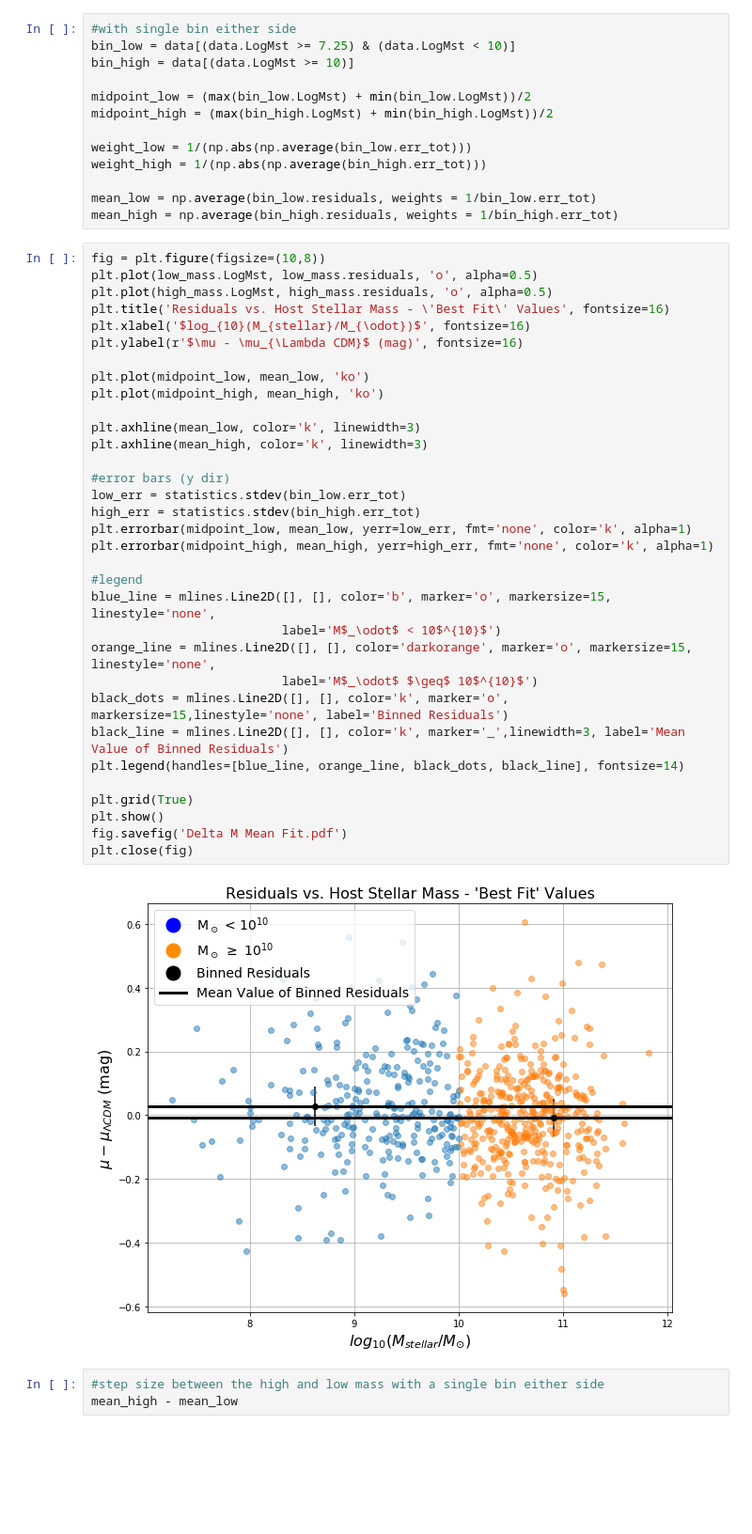
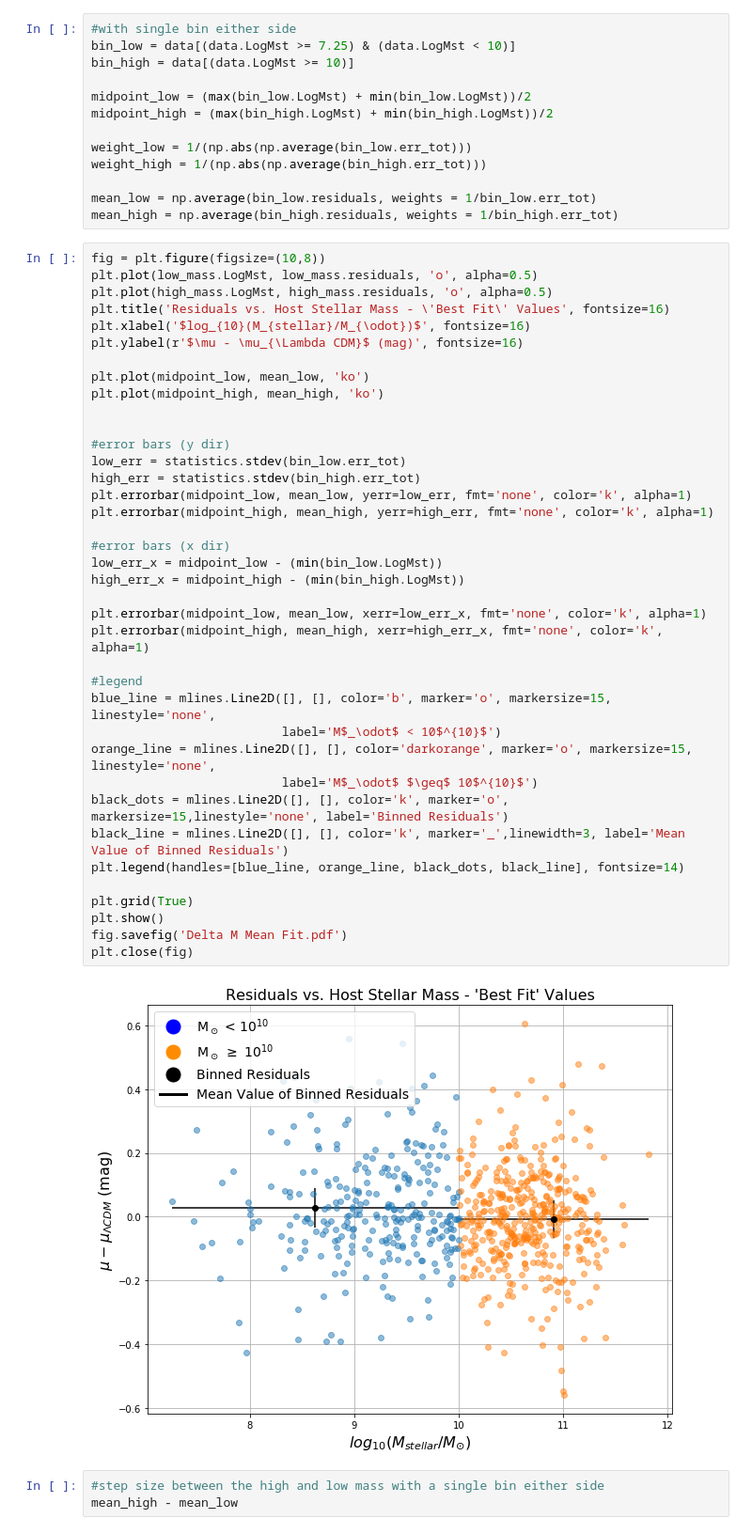
Before and after one commit to KellySkillen/Supernovae, a Jupyter notebook: delta M .ipynb, the cells around one changed output. Shown at 94% size. Drawn from its saved outputs; the diff is of its cells as text; blank space fills up the shorter version.

```diff
--- a/delta M .ipynb
+++ b/delta M .ipynb
@@ -402,36 +402,41 @@ fig = plt.figure(figsize=(10,8))
 plt.plot(low_mass.LogMst, low_mass.residuals, 'o', alpha=0.5)
 plt.plot(high_mass.LogMst, high_mass.residuals, 'o', alpha=0.5)
 plt.title('Residuals vs. Host Stellar Mass - \'Best Fit\' Values', fontsize=16)
 plt.xlabel('$log_{10}(M_{stellar}/M_{\odot})$', fontsize=16)
 plt.ylabel(r'$\mu - \mu_{\Lambda CDM}$ (mag)', fontsize=16)
 
 plt.plot(midpoint_low, mean_low, 'ko')
 plt.plot(midpoint_high, mean_high, 'ko')
 
-plt.axhline(mean_low, color='k', linewidth=3)
-plt.axhline(mean_high, color='k', linewidth=3)
 
 #error bars (y dir)
 low_err = statistics.stdev(bin_low.err_tot)
 high_err = statistics.stdev(bin_high.err_tot)
 plt.errorbar(midpoint_low, mean_low, yerr=low_err, fmt='none', color='k', alpha=1)
 plt.errorbar(midpoint_high, mean_high, yerr=high_err, fmt='none', color='k', alpha=1)
+
+#error bars (x dir)
+low_err_x = midpoint_low - (min(bin_low.LogMst))
+high_err_x = midpoint_high - (min(bin_high.LogMst))
+
+plt.errorbar(midpoint_low, mean_low, xerr=low_err_x, fmt='none', color='k', alpha=1)
+plt.errorbar(midpoint_high, mean_high, xerr=high_err_x, fmt='none', color='k', alpha=1)
 
 #legend
 blue_line = mlines.Line2D([], [], color='b', marker='o', markersize=15, linestyle='none',
                           label='M$_\odot$ < 10$^{10}$')
 orange_line = mlines.Line2D([], [], color='darkorange', marker='o', markersize=15, linestyle='none',
                           label='M$_\odot$ $\geq$ 10$^{10}$')
 black_dots = mlines.Line2D([], [], color='k', marker='o', markersize=15,linestyle='none', label='Binned Residuals')
 black_line = mlines.Line2D([], [], color='k', marker='_',linewidth=3, label='Mean Value of Binned Residuals')
 plt.legend(handles=[blue_line, orange_line, black_dots, black_line], fontsize=14)
 
 plt.grid(True)
 plt.show()
 fig.savefig('Delta M Mean Fit.pdf')
 plt.close(fig)
 # %% [output]
-[figure, old version]
+[figure, new version]
 # %%
 #step size between the high and low mass with a single bin either side
 mean_high - mean_low
```
Also changed, not shown: 6 other files.
